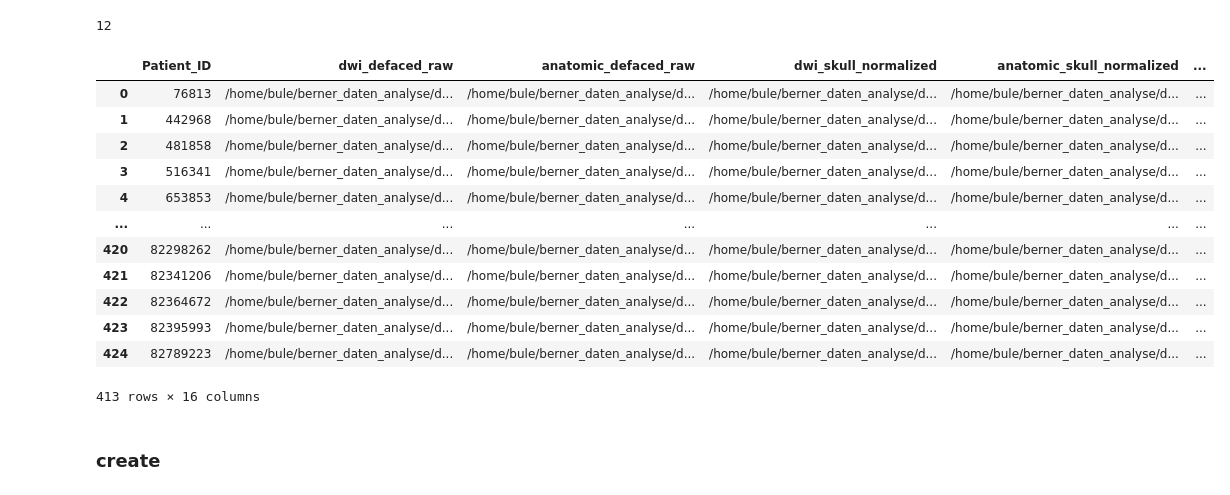
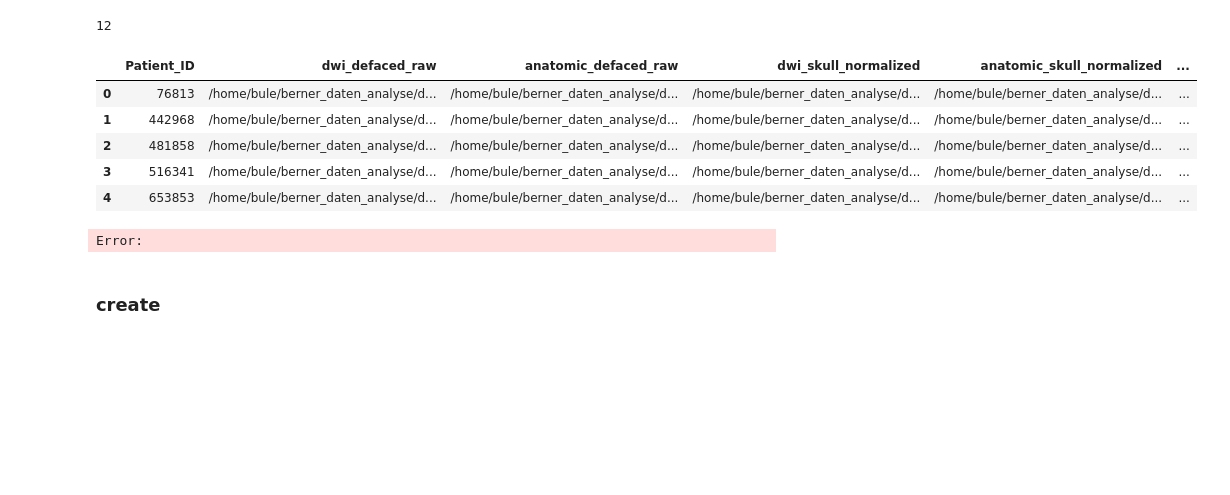
Before and after one commit to buehlpa/berne-cohort-data-pipeline, a Jupyter notebook: 5_0_0_HDf5_File_creation.ipynb, the cells around one changed output. Saved outputs shown, nothing was run; the diff lists cells and outputs as text; code cells hidden in the pictures; blank space fills up the shorter version.

```diff
--- a/5_0_0_HDf5_File_creation.ipynb
+++ b/5_0_0_HDf5_File_creation.ipynb
@@ -139,18 +135,19 @@ len(sprite_selection_pascal)
 12
 # %%
 all_processed_nifti_filtered=all_processed_nifti[~all_processed_nifti['Patient_ID'].isin(sprite_selection_pascal)]
-all_processed_nifti_filtered
+all_processed_nifti_filtered.head()
 # %% [output]
 |  | Patient_ID | dwi_defaced_raw | anatomic_defaced_raw | dwi_skull_normalized | anatomic_skull_normalized | ... |
 | 0 | 76813 | /home/bule/berner_daten_analyse/d... | /home/bule/berner_daten_analyse/d... | /home/bule/berner_daten_analyse/d... | /home/bule/berner_daten_analyse/d... | ... |
 | 1 | 442968 | /home/bule/berner_daten_analyse/d... | /home/bule/berner_daten_analyse/d... | /home/bule/berner_daten_analyse/d... | /home/bule/berner_daten_analyse/d... | ... |
 | 2 | 481858 | /home/bule/berner_daten_analyse/d... | /home/bule/berner_daten_analyse/d... | /home/bule/berner_daten_analyse/d... | /home/bule/berner_daten_analyse/d... | ... |
 | 3 | 516341 | /home/bule/berner_daten_analyse/d... | /home/bule/berner_daten_analyse/d... | /home/bule/berner_daten_analyse/d... | /home/bule/berner_daten_analyse/d... | ... |
 | 4 | 653853 | /home/bule/berner_daten_analyse/d... | /home/bule/berner_daten_analyse/d... | /home/bule/berner_daten_analyse/d... | /home/bule/berner_daten_analyse/d... | ... |
-| ... | ... | ... | ... | ... | ... | ... |
-| 420 | 82298262 | /home/bule/berner_daten_analyse/d... | /home/bule/berner_daten_analyse/d... | /home/bule/berner_daten_analyse/d... | /home/bule/berner_daten_analyse/d... | ... |
-| 421 | 82341206 | /home/bule/berner_daten_analyse/d... | /home/bule/berner_daten_analyse/d... | /home/bule/berner_daten_analyse/d... | /home/bule/berner_daten_analyse/d... | ... |
-| 422 | 82364672 | /home/bule/berner_daten_analyse/d... | /home/bule/berner_daten_analyse/d... | /home/bule/berner_daten_analyse/d... | /home/bule/berner_daten_analyse/d... | ... |
-| 423 | 82395993 | /home/bule/berner_daten_analyse/d... | /home/bule/berner_daten_analyse/d... | /home/bule/berner_daten_analyse/d... | /home/bule/berner_daten_analyse/d... | ... |
-| 424 | 82789223 | /home/bule/berner_daten_analyse/d... | /home/bule/berner_daten_analyse/d... | /home/bule/berner_daten_analyse/d... | /home/bule/berner_daten_analyse/d... | ... |
-413 rows × 16 columns
+# %%
+tensorlist=[]
+for path in all_processed_nifti_filtered['dwi_bet_normalized']:
+    img = nib.load(path)
+    tensorlist.append(img.get_fdata())
+image_tensor=np.array(tensorlist)
+# %% [output]
+Error:
```
Also changed, not shown: parts of 13 cells of this notebook.
